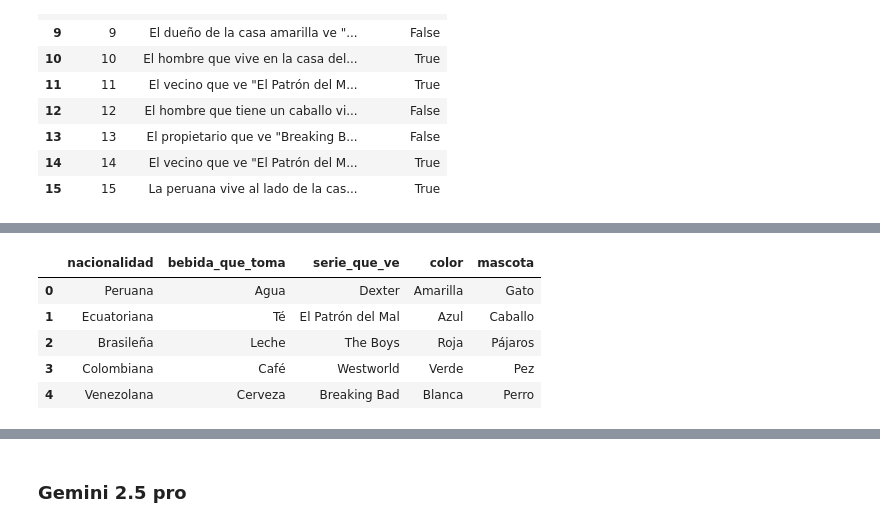
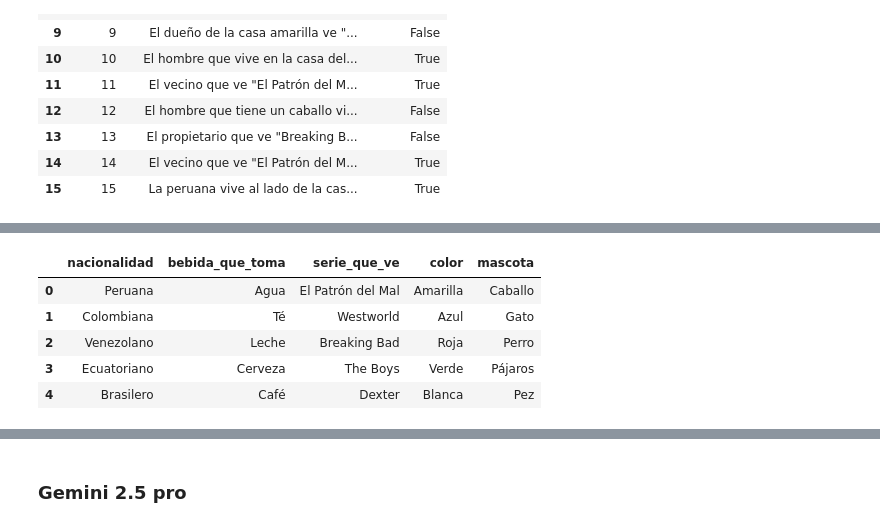
Before and after one commit to cuckookernel/talks-blogs-etc, a Jupyter notebook: AI-ML-DL-LLMs-HashHouse/einsteins_puzzle/Acertijo-Einstein.ipynb, the cells around one changed output, grey strips where cells are left out. Saved outputs shown, nothing was run; the diff lists cells and outputs as text; code cells hidden in the pictures.

```diff
--- a/AI-ML-DL-LLMs-HashHouse/Acertijo-Einstein.ipynb
+++ b/AI-ML-DL-LLMs-HashHouse/einsteins_puzzle/Acertijo-Einstein.ipynb
@@ -605,48 +886,49 @@ Por favor intenta nuevamente.
 # %%
-posible_solucion_gemini_25_flash_v1 = [
-{
-"nacionalidad": "Peruana",
-"bebida_que_toma": "Agua",
-"serie_que_ve": "Dexter",
-"color": "Amarilla",
-"mascota": "Gato"
-},
-{
-"nacionalidad": "Ecuatoriana",
-"bebida_que_toma": "Té",
-"serie_que_ve": "El Patrón del Mal",
-"color": "Azul",
-"mascota": "Caballo"
-},
-{
-"nacionalidad": "Brasileña",
-"bebida_que_toma": "Leche",
-"serie_que_ve": "The Boys",
-"color": "Roja",
-"mascota": "Pájaros"
-},
-{
-"nacionalidad": "Colombiana",
-"bebida_que_toma": "Café",
-"serie_que_ve": "Westworld",
-"color": "Verde",
-"mascota": "Pez"
-},
-{
-"nacionalidad": "Venezolana",
-"bebida_que_toma": "Cerveza",
-"serie_que_ve": "Breaking Bad",
-"color": "Blanca",
-"mascota": "Perro"
-}
+posible_solucion_gemini_25_flash = [
+  {
+    "nacionalidad": "Peruana",
+    "bebida_que_toma": "Agua",
+    "serie_que_ve": "El Patrón del Mal",
+    "color": "Amarilla",
+    "mascota": "Caballo"
+  },
+  {
+    "nacionalidad": "Colombiana",
+    "bebida_que_toma": "Té",
+    "serie_que_ve": "Westworld",
+    "color": "Azul",
+    "mascota": "Gato"
+  },
+  {
+    "nacionalidad": "Venezolano",
+    "bebida_que_toma": "Leche",
+    "serie_que_ve": "Breaking Bad",
+    "color": "Roja",
+    "mascota": "Perro"
+  },
+  {
+    "nacionalidad": "Ecuatoriano",
+    "bebida_que_toma": "Cerveza",
+    "serie_que_ve": "The Boys",
+    "color": "Verde",
+    "mascota": "Pájaros"
+  },
+  {
+    "nacionalidad": "Brasilero",
+    "bebida_que_toma": "Café",
+    "serie_que_ve": "Dexter",
+    "color": "Blanca",
+    "mascota": "Pez"
+  }
 ]
 
-pd.DataFrame(posible_solucion_gemini_25_flash_v1)
+
+pd.DataFrame(posible_solucion_gemini_25_flash)
 # %% [output]
 |  | nacionalidad | bebida_que_toma | serie_que_ve | color | mascota |
-| 0 | Peruana | Agua | Dexter | Amarilla | Gato |
-| 1 | Ecuatoriana | Té | El Patrón del Mal | Azul | Caballo |
-| 2 | Brasileña | Leche | The Boys | Roja | Pájaros |
-| 3 | Colombiana | Café | Westworld | Verde | Pez |
-| 4 | Venezolana | Cerveza | Breaking Bad | Blanca | Perro |
+| 0 | Peruana | Agua | El Patrón del Mal | Amarilla | Caballo |
+| 1 | Colombiana | Té | Westworld | Azul | Gato |
+| 2 | Venezolano | Leche | Breaking Bad | Roja | Perro |
+| 3 | Ecuatoriano | Cerveza | The Boys | Verde | Pájaros |
+| 4 | Brasilero | Café | Dexter | Blanca | Pez |
 # %%
```
Also changed, not shown: parts of 26 cells of this notebook, 1 other file.
